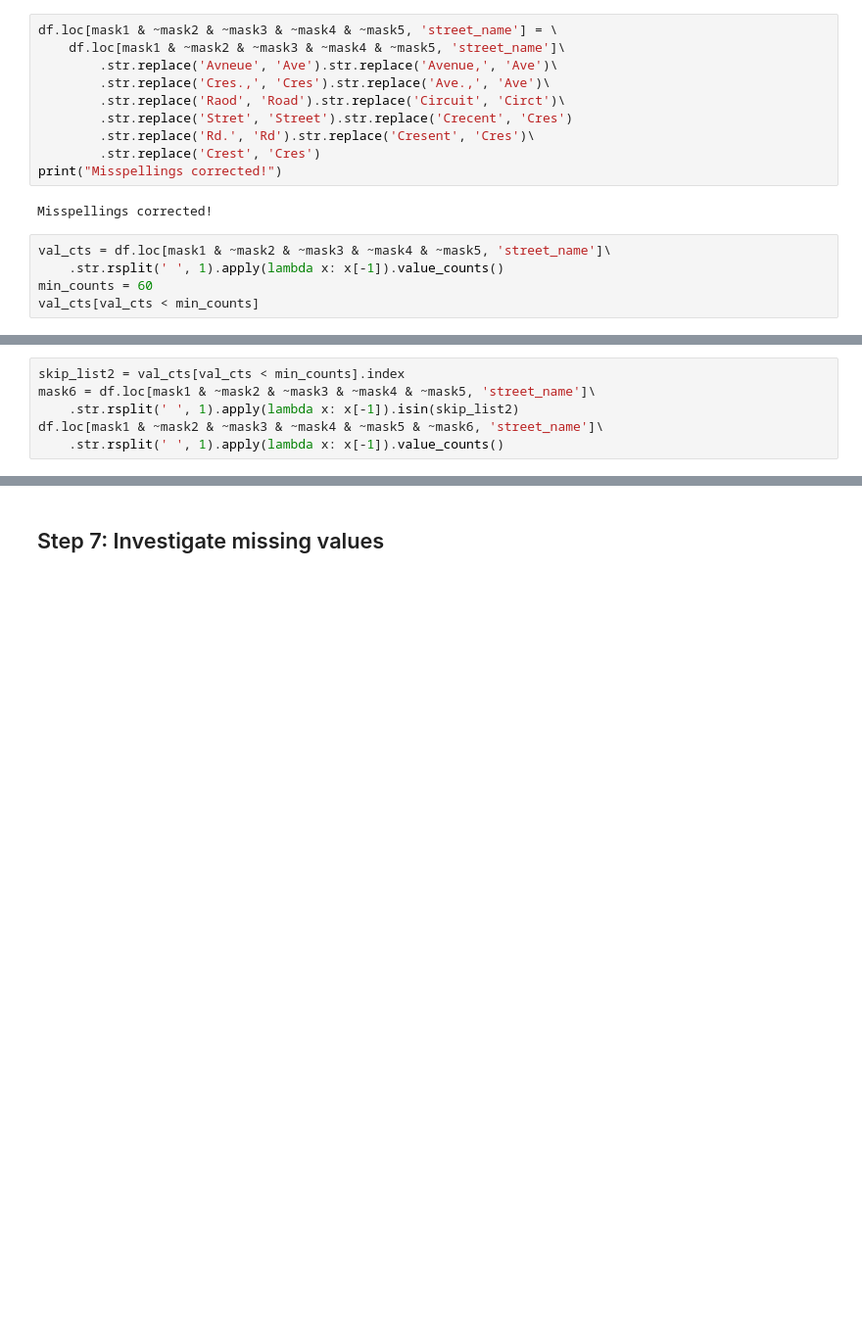
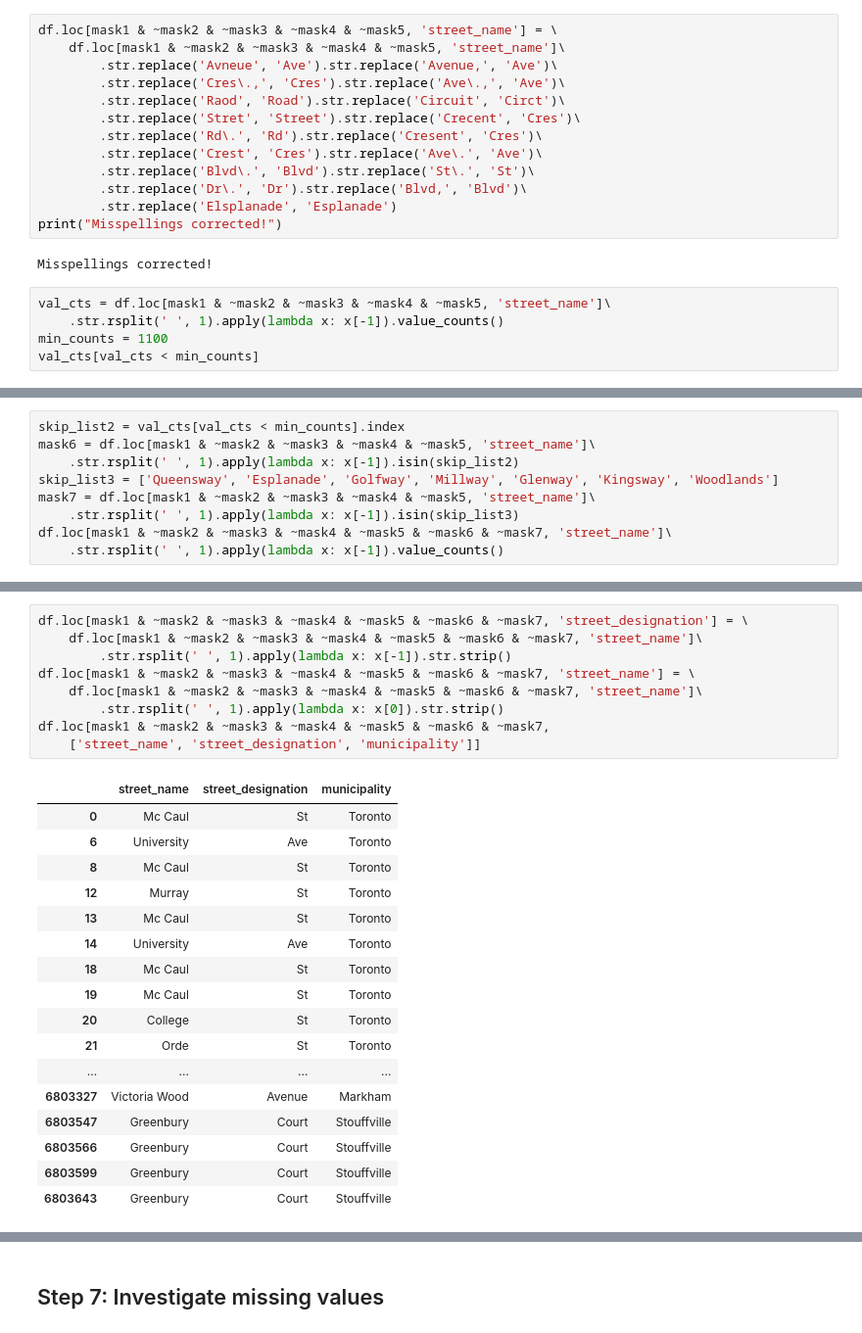
Before and after one commit to stepan-o/geo, a Jupyter notebook: notebooks/2.scrub/2.2_teranet_consistency.ipynb, the cells around one changed output, grey strips where cells are left out. Shown at 98% size. Saved outputs shown, nothing was run; the diff lists cells and outputs as text; blank space fills up the shorter version.

Commit message:
parse 'street_designation' from 'street_name'

```diff
--- a/notebooks/2.scrub/2.2_teranet_consistency.ipynb
+++ b/notebooks/2.scrub/2.2_teranet_consistency.ipynb
@@ -806,17 +806,20 @@ Upon examining the value counts for `street_designation` parsed out of `street_n
 df.loc[mask1 & ~mask2 & ~mask3 & ~mask4 & ~mask5, 'street_name'] = \
     df.loc[mask1 & ~mask2 & ~mask3 & ~mask4 & ~mask5, 'street_name']\
         .str.replace('Avneue', 'Ave').str.replace('Avenue,', 'Ave')\
-        .str.replace('Cres.,', 'Cres').str.replace('Ave.,', 'Ave')\
+        .str.replace('Cres\.,', 'Cres').str.replace('Ave\.,', 'Ave')\
         .str.replace('Raod', 'Road').str.replace('Circuit', 'Circt')\
-        .str.replace('Stret', 'Street').str.replace('Crecent', 'Cres')
-        .str.replace('Rd.', 'Rd').str.replace('Cresent', 'Cres')\
-        .str.replace('Crest', 'Cres')
+        .str.replace('Stret', 'Street').str.replace('Crecent', 'Cres')\
+        .str.replace('Rd\.', 'Rd').str.replace('Cresent', 'Cres')\
+        .str.replace('Crest', 'Cres').str.replace('Ave\.', 'Ave')\
+        .str.replace('Blvd\.', 'Blvd').str.replace('St\.', 'St')\
+        .str.replace('Dr\.', 'Dr').str.replace('Blvd,', 'Blvd')\
+        .str.replace('Elsplanade', 'Esplanade')
 print("Misspellings corrected!")
 # %% [output]
 Misspellings corrected!
 # %%
 val_cts = df.loc[mask1 & ~mask2 & ~mask3 & ~mask4 & ~mask5, 'street_name']\
     .str.rsplit(' ', 1).apply(lambda x: x[-1]).value_counts()
-min_counts = 60
+min_counts = 1100
 val_cts[val_cts < min_counts]
 # %% [output]
@@ -841,6 +844,9 @@ Name: street_name, Length: 1418, dtype: int64
 skip_list2 = val_cts[val_cts < min_counts].index
 mask6 = df.loc[mask1 & ~mask2 & ~mask3 & ~mask4 & ~mask5, 'street_name']\
     .str.rsplit(' ', 1).apply(lambda x: x[-1]).isin(skip_list2)
-df.loc[mask1 & ~mask2 & ~mask3 & ~mask4 & ~mask5 & ~mask6, 'street_name']\
+skip_list3 = ['Queensway', 'Esplanade', 'Golfway', 'Millway', 'Glenway', 'Kingsway', 'Woodlands']
+mask7 = df.loc[mask1 & ~mask2 & ~mask3 & ~mask4 & ~mask5, 'street_name']\
+    .str.rsplit(' ', 1).apply(lambda x: x[-1]).isin(skip_list3)
+df.loc[mask1 & ~mask2 & ~mask3 & ~mask4 & ~mask5 & ~mask6 & ~mask7, 'street_name']\
     .str.rsplit(' ', 1).apply(lambda x: x[-1]).value_counts()
 # %% [output]
@@ -863,0 +872,27 @@ Name: street_name, Length: 144, dtype: int64
+# %%
+df.loc[mask1 & ~mask2 & ~mask3 & ~mask4 & ~mask5 & ~mask6 & ~mask7, 'street_designation'] = \
+    df.loc[mask1 & ~mask2 & ~mask3 & ~mask4 & ~mask5 & ~mask6 & ~mask7, 'street_name']\
+        .str.rsplit(' ', 1).apply(lambda x: x[-1]).str.strip()
+df.loc[mask1 & ~mask2 & ~mask3 & ~mask4 & ~mask5 & ~mask6 & ~mask7, 'street_name'] = \
+    df.loc[mask1 & ~mask2 & ~mask3 & ~mask4 & ~mask5 & ~mask6 & ~mask7, 'street_name']\
+        .str.rsplit(' ', 1).apply(lambda x: x[0]).str.strip()
+df.loc[mask1 & ~mask2 & ~mask3 & ~mask4 & ~mask5 & ~mask6 & ~mask7,
+    ['street_name', 'street_designation', 'municipality']]
+# %% [output]
+|  | street_name | street_designation | municipality |
+| 0 | Mc Caul | St | Toronto |
+| 6 | University | Ave | Toronto |
+| 8 | Mc Caul | St | Toronto |
+| 12 | Murray | St | Toronto |
+| 13 | Mc Caul | St | Toronto |
+| 14 | University | Ave | Toronto |
+| 18 | Mc Caul | St | Toronto |
+| 19 | Mc Caul | St | Toronto |
+| 20 | College | St | Toronto |
+| 21 | Orde | St | Toronto |
+| ... | ... | ... | ... |
+| 6803327 | Victoria Wood | Avenue | Markham |
+| 6803547 | Greenbury | Court | Stouffville |
+| 6803566 | Greenbury | Court | Stouffville |
+| 6803599 | Greenbury | Court | Stouffville |
+| 6803643 | Greenbury | Court | Stouffville |
```
Also changed, not shown: parts of 7 cells of this notebook.
